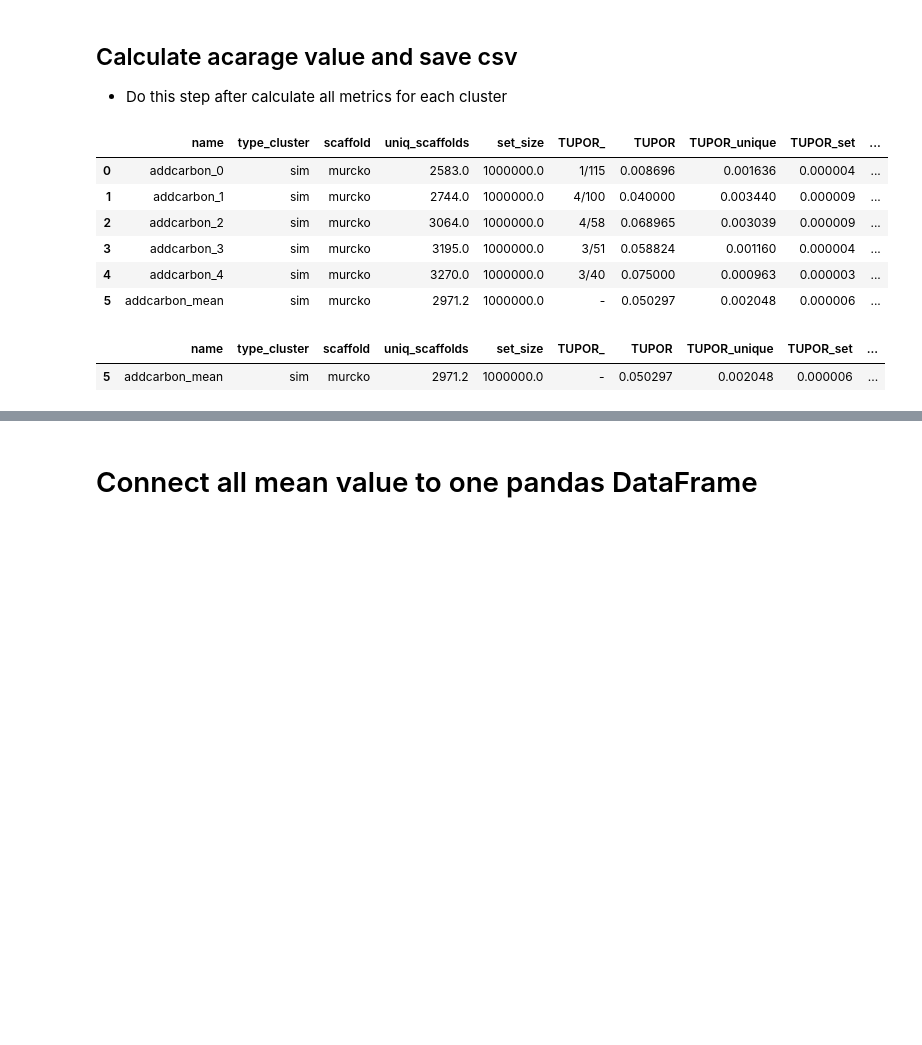
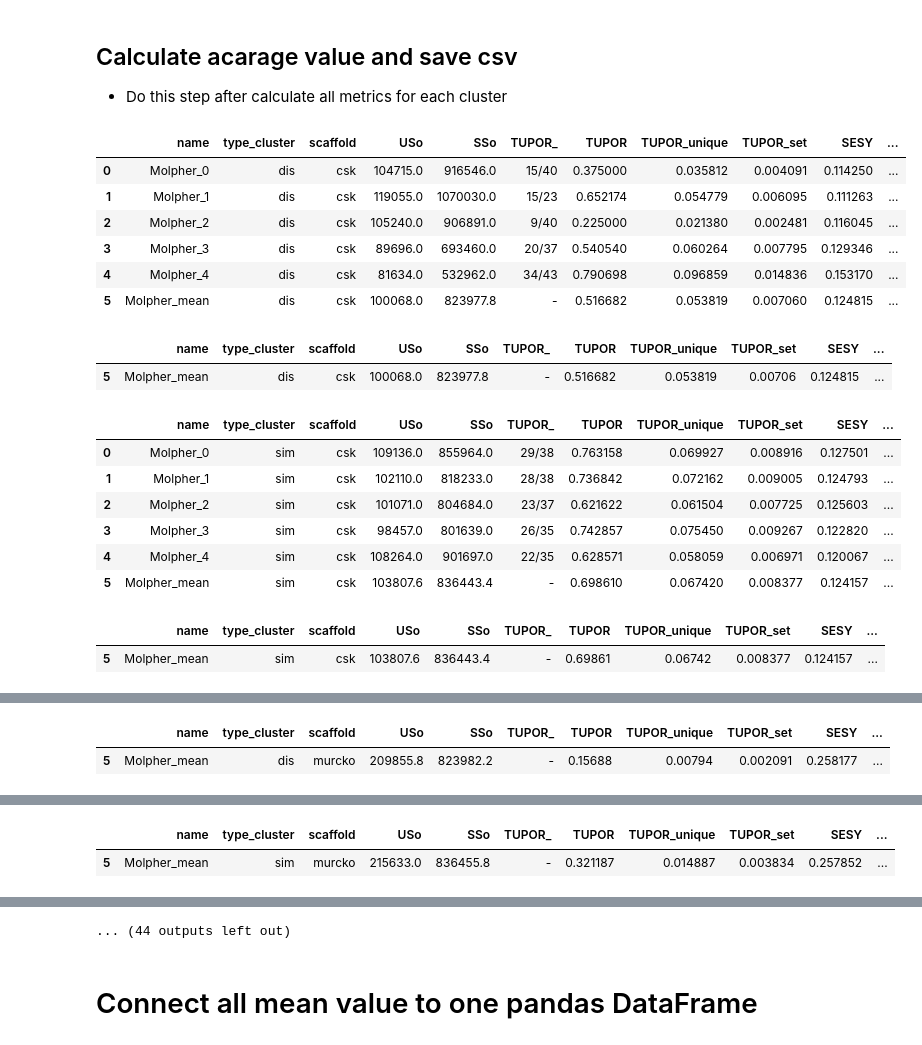
Before and after one commit to filvaleriia/scaffold-based-metrics, a Jupyter notebook: calculate_the_metrics.ipynb, the cells around one changed output, grey strips where cells are left out. Drawn from its saved outputs; the diff is of its cells as text; code cells hidden in the pictures; blank space fills up the shorter version.

```diff
--- a/calculate_the_metrics.ipynb
+++ b/calculate_the_metrics.ipynb
@@ -41,10 +40,0 @@ save_options = False
-# %%
-import time
-for number in numbers:
-    before = time.perf_counter()
-    a0 = calculate_metrics(f"data/output_sets/{receptor}/cOS_{generator}_{type_cluster}_{number}_one_column.csv", \
-                                                    f"data/input_recall_sets/{receptor}/cRS_{receptor}_{type_cluster}_{number}.csv",\
-                       number, scaffold_type, type_cluster,generator,receptor,save_options)
-    a0
-    after = time.perf_counter()
-    print('Path found after', (after - before)/60, 'minutes.')
@@ -139,7 +141,7 @@ See the caveats in the documentation: https://pandas.pydata.org/pandas-docs/stab
 # %%
 def avarage_value(number, type_cluster, scaffold_type, generator, receptor):
 
-    path = f"data/results_new/{receptor}/{scaffold_type}_scaffolds/{type_cluster}/{generator}/"
+    path = f"data/results/{receptor}/{scaffold_type}_scaffolds/{type_cluster}/{generator}/"
     link = {}
     for x in range(number):
         link[f'link_{x}'] = f'{path}metrics_cluster_{x}_{type_cluster}_{generator}.csv'
@@ -151,13 +153,13 @@ def avarage_value(number, type_cluster, scaffold_type, generator, receptor):
 
 
     a = df.mean(numeric_only=True)
-    df.loc[len(df)] = [f"{generator}_mean", type_cluster, scaffold_type, a['uniq_scaffolds'], a['set_size'], '-',\
-                       a['TUPOR'],a['TUPOR_unique'],a['TUPOR_set'], a['SESY'], a['ASER'], a['tRS']]
+    df.loc[len(df)] = [f"{generator}_mean", type_cluster, scaffold_type, a['USo'], a['SSo'], '-',\
+                       a['TUPOR'],a['TUPOR_unique'],a['TUPOR_set'], a['SESY'], a['ASER'], a['CwASo']]
     df = df.round(7)
     dff = df.copy()
-    dff['set_size'] = dff['set_size'].apply(lambda x : "{:,}".format(x))
-    dff['uniq_scaffolds'] = dff['uniq_scaffolds'].apply(lambda x : "{:,}".format(x))
-    dff['tRS'] = dff['tRS'].apply(lambda x : "{:,}".format(x))
+    dff['SSo'] = dff['SSo'].apply(lambda x : "{:,}".format(x))
+    dff['USo'] = dff['USo'].apply(lambda x : "{:,}".format(x))
+    dff['CwASo'] = dff['CwASo'].apply(lambda x : "{:,}".format(x))
 
     display(df)
 
@@ -165,8 +167,8 @@ def avarage_value(number, type_cluster, scaffold_type, generator, receptor):
     mean = df.loc[number].to_frame().T
 
     display(mean)
-    dff.to_csv(f"data/results_new/{receptor}/{scaffold_type}_scaffolds/{type_cluster}/{generator}/df_all_clusters_with_mean_with_coma.csv", index = False)
-    df.to_csv(f"data/results_new/{receptor}/{scaffold_type}_scaffolds/{type_cluster}/{generator}/df_all_clusters_with_mean.csv", index = False)
-    dff.to_html(f"data/results_new/{receptor}/{scaffold_type}_scaffolds/{type_cluster}/{generator}/df_all_clusters_with_mean.html", index = False)
-    mean.to_csv(f"data/results_new/{receptor}/{scaffold_type}_scaffolds/{type_cluster}/{generator}_mean_{scaffold_type}_{type_cluster}.csv", index=False) #float_format='%.7f'
+    dff.to_csv(f"data/results/{receptor}/{scaffold_type}_scaffolds/{type_cluster}/{generator}/df_all_clusters_with_mean_with_coma.csv", index = False)
+    df.to_csv(f"data/results/{receptor}/{scaffold_type}_scaffolds/{type_cluster}/{generator}/df_all_clusters_with_mean.csv", index = False)
+    dff.to_html(f"data/results/{receptor}/{scaffold_type}_scaffolds/{type_cluster}/{generator}/df_all_clusters_with_mean.html", index = False)
+    mean.to_csv(f"data/results/{receptor}/{scaffold_type}_scaffolds/{type_cluster}/{generator}_mean_{scaffold_type}_{type_cluster}.csv", index=False) #float_format='%.7f'
 # %%
@@ -178,12 +180,26 @@ receptor = 'Glucocorticoid_receptor' #options: 'Glucocorticoid_receptor'|'Leukoc
-# %%
-avarage_value(number, type_cluster, scaffold_type, generator, receptor)
-# %% [output]
-|  | name | type_cluster | scaffold | uniq_scaffolds | set_size | TUPOR_ | TUPOR | TUPOR_unique | TUPOR_set | ... |
-| 0 | addcarbon_0 | sim | murcko | 2583.0 | 1000000.0 | 1/115 | 0.008696 | 0.001636 | 0.000004 | ... |
-| 1 | addcarbon_1 | sim | murcko | 2744.0 | 1000000.0 | 4/100 | 0.040000 | 0.003440 | 0.000009 | ... |
-| 2 | addcarbon_2 | sim | murcko | 3064.0 | 1000000.0 | 4/58 | 0.068965 | 0.003039 | 0.000009 | ... |
-| 3 | addcarbon_3 | sim | murcko | 3195.0 | 1000000.0 | 3/51 | 0.058824 | 0.001160 | 0.000004 | ... |
-| 4 | addcarbon_4 | sim | murcko | 3270.0 | 1000000.0 | 3/40 | 0.075000 | 0.000963 | 0.000003 | ... |
-| 5 | addcarbon_mean | sim | murcko | 2971.2 | 1000000.0 | - | 0.050297 | 0.002048 | 0.000006 | ... |
-|  | name | type_cluster | scaffold | uniq_scaffolds | set_size | TUPOR_ | TUPOR | TUPOR_unique | TUPOR_set | ... |
-| 5 | addcarbon_mean | sim | murcko | 2971.2 | 1000000.0 | - | 0.050297 | 0.002048 | 0.000006 | ... |
+# %%
+for generator in ['Molpher','DrugEx_GT','DrugEx_GT_1','DrugEx_RNN','REINVENT','GB_GA', 'addcarbon']:
+    for scaffold_type in ['csk', 'murcko']:
+        for type_cluster in ['dis', 'sim']:
+            number = 5
+            receptor = 'Glucocorticoid_receptor'
+            avarage_value(number, type_cluster, scaffold_type, generator, receptor)
+# %% [output]
+|  | name | type_cluster | scaffold | USo | SSo | TUPOR_ | TUPOR | TUPOR_unique | TUPOR_set | SESY | ... |
+| 0 | Molpher_0 | dis | csk | 104715.0 | 916546.0 | 15/40 | 0.375000 | 0.035812 | 0.004091 | 0.114250 | ... |
+| 1 | Molpher_1 | dis | csk | 119055.0 | 1070030.0 | 15/23 | 0.652174 | 0.054779 | 0.006095 | 0.111263 | ... |
+| 2 | Molpher_2 | dis | csk | 105240.0 | 906891.0 | 9/40 | 0.225000 | 0.021380 | 0.002481 | 0.116045 | ... |
+| 3 | Molpher_3 | dis | csk | 89696.0 | 693460.0 | 20/37 | 0.540540 | 0.060264 | 0.007795 | 0.129346 | ... |
+| 4 | Molpher_4 | dis | csk | 81634.0 | 532962.0 | 34/43 | 0.790698 | 0.096859 | 0.014836 | 0.153170 | ... |
+| 5 | Molpher_mean | dis | csk | 100068.0 | 823977.8 | - | 0.516682 | 0.053819 | 0.007060 | 0.124815 | ... |
+|  | name | type_cluster | scaffold | USo | SSo | TUPOR_ | TUPOR | TUPOR_unique | TUPOR_set | SESY | ... |
+| 5 | Molpher_mean | dis | csk | 100068.0 | 823977.8 | - | 0.516682 | 0.053819 | 0.00706 | 0.124815 | ... |
+|  | name | type_cluster | scaffold | USo | SSo | TUPOR_ | TUPOR | TUPOR_unique | TUPOR_set | SESY | ... |
+| 0 | Molpher_0 | sim | csk | 109136.0 | 855964.0 | 29/38 | 0.763158 | 0.069927 | 0.008916 | 0.127501 | ... |
+| 1 | Molpher_1 | sim | csk | 102110.0 | 818233.0 | 28/38 | 0.736842 | 0.072162 | 0.009005 | 0.124793 | ... |
+| 2 | Molpher_2 | sim | csk | 101071.0 | 804684.0 | 23/37 | 0.621622 | 0.061504 | 0.007725 | 0.125603 | ... |
+| 3 | Molpher_3 | sim | csk | 98457.0 | 801639.0 | 26/35 | 0.742857 | 0.075450 | 0.009267 | 0.122820 | ... |
+| 4 | Molpher_4 | sim | csk | 108264.0 | 901697.0 | 22/35 | 0.628571 | 0.058059 | 0.006971 | 0.120067 | ... |
+| 5 | Molpher_mean | sim | csk | 103807.6 | 836443.4 | - | 0.698610 | 0.067420 | 0.008377 | 0.124157 | ... |
+|  | name | type_cluster | scaffold | USo | SSo | TUPOR_ | TUPOR | TUPOR_unique | TUPOR_set | SESY | ... |
+| 5 | Molpher_mean | sim | csk | 103807.6 | 836443.4 | - | 0.69861 | 0.06742 | 0.008377 | 0.124157 | ... |
@@ -189,0 +213,2 @@ avarage_value(number, type_cluster, scaffold_type, generator, receptor)
+|  | name | type_cluster | scaffold | USo | SSo | TUPOR_ | TUPOR | TUPOR_unique | TUPOR_set | SESY | ... |
+| 5 | Molpher_mean | dis | murcko | 209855.8 | 823982.2 | - | 0.15688 | 0.00794 | 0.002091 | 0.258177 | ... |
@@ -189,0 +222,2 @@ avarage_value(number, type_cluster, scaffold_type, generator, receptor)
+|  | name | type_cluster | scaffold | USo | SSo | TUPOR_ | TUPOR | TUPOR_unique | TUPOR_set | SESY | ... |
+| 5 | Molpher_mean | sim | murcko | 215633.0 | 836455.8 | - | 0.321187 | 0.014887 | 0.003834 | 0.257852 | ... |
@@ -190,3 +242,4 @@ avarage_value(number, type_cluster, scaffold_type, generator, receptor)
+... (44 outputs left out)
 # %% [markdown]
 # Connect all mean value to one pandas DataFrame
 # %%
```
Also changed, not shown: parts of 11 cells of this notebook, 1 other file.
